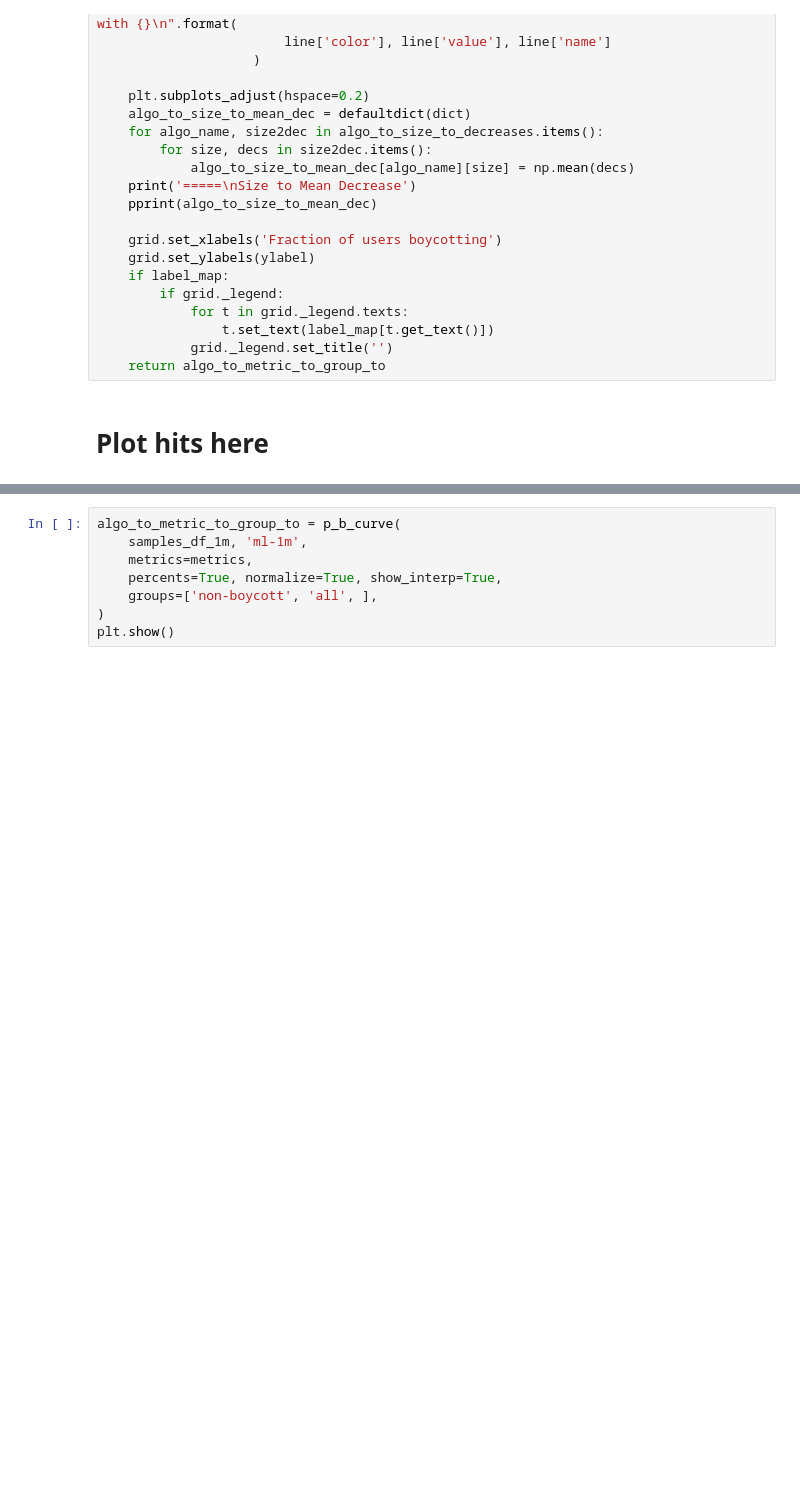
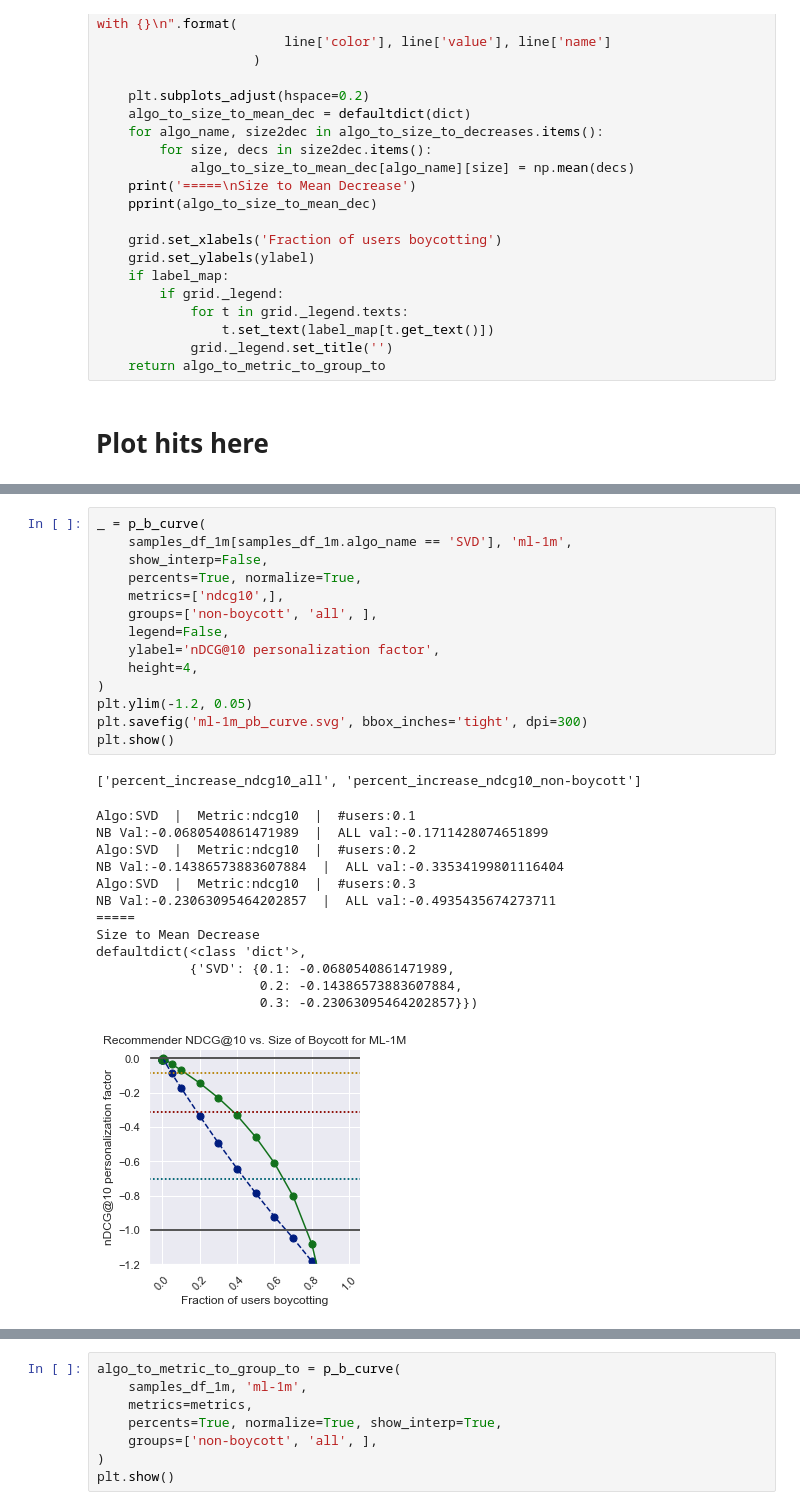
Before and after one commit to nickmvincent/surprise_sandbox, a Jupyter notebook: data_boycotts_and_strikes.ipynb, the cells around one changed output, grey strips where cells are left out. Drawn from its saved outputs; the diff is of its cells as text; blank space fills up the shorter version.

```diff
--- a/data_boycotts_and_strikes.ipynb
+++ b/data_boycotts_and_strikes.ipynb
@@ -899,0 +985,29 @@ plt.show()
+# %%
+_ = p_b_curve(
+    samples_df_1m[samples_df_1m.algo_name == 'SVD'], 'ml-1m',
+    show_interp=False,
+    percents=True, normalize=True,
+    metrics=['ndcg10',],
+    groups=['non-boycott', 'all', ],
+    legend=False,
+    ylabel='nDCG@10 personalization factor',
+    height=4,
+)
+plt.ylim(-1.2, 0.05)
+plt.savefig('ml-1m_pb_curve.svg', bbox_inches='tight', dpi=300)
+plt.show()
+# %% [output]
+['percent_increase_ndcg10_all', 'percent_increase_ndcg10_non-boycott']
+Algo:SVD  |  Metric:ndcg10  |  #users:0.1
+NB Val:-0.0680540861471989  |  ALL val:-0.1711428074651899
+Algo:SVD  |  Metric:ndcg10  |  #users:0.2
+NB Val:-0.14386573883607884  |  ALL val:-0.33534199801116404
+Algo:SVD  |  Metric:ndcg10  |  #users:0.3
+NB Val:-0.23063095464202857  |  ALL val:-0.4935435674273711
+=====
+Size to Mean Decrease
+defaultdict(<class 'dict'>,
+            {'SVD': {0.1: -0.0680540861471989,
+                     0.2: -0.14386573883607884,
+                     0.3: -0.23063095464202857}})
+[figure, added]
```
Also changed, not shown: parts of 16 cells of this notebook, 5 other files.
